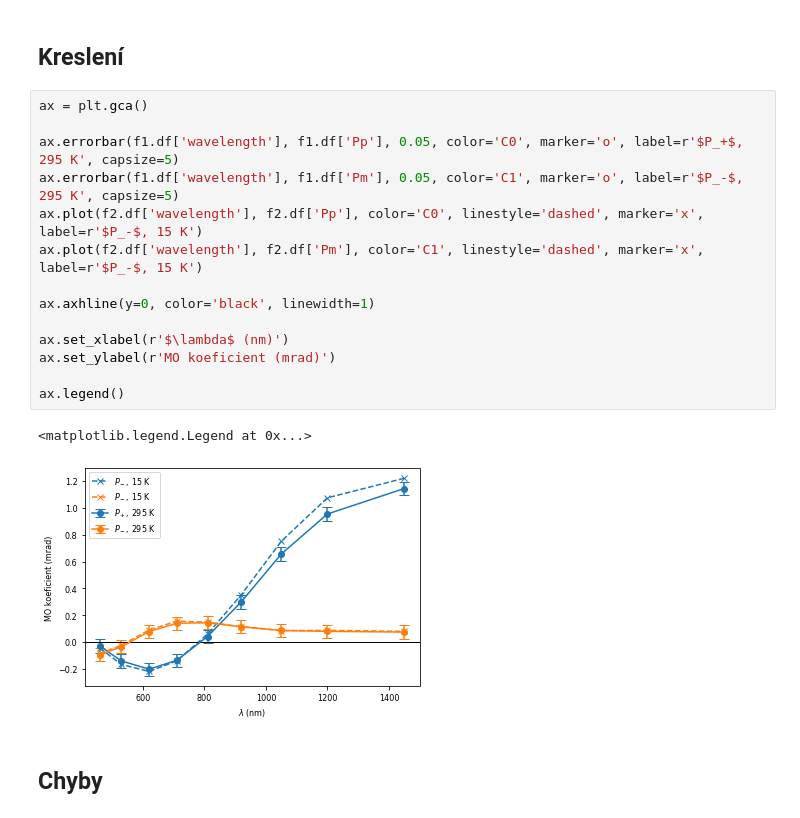
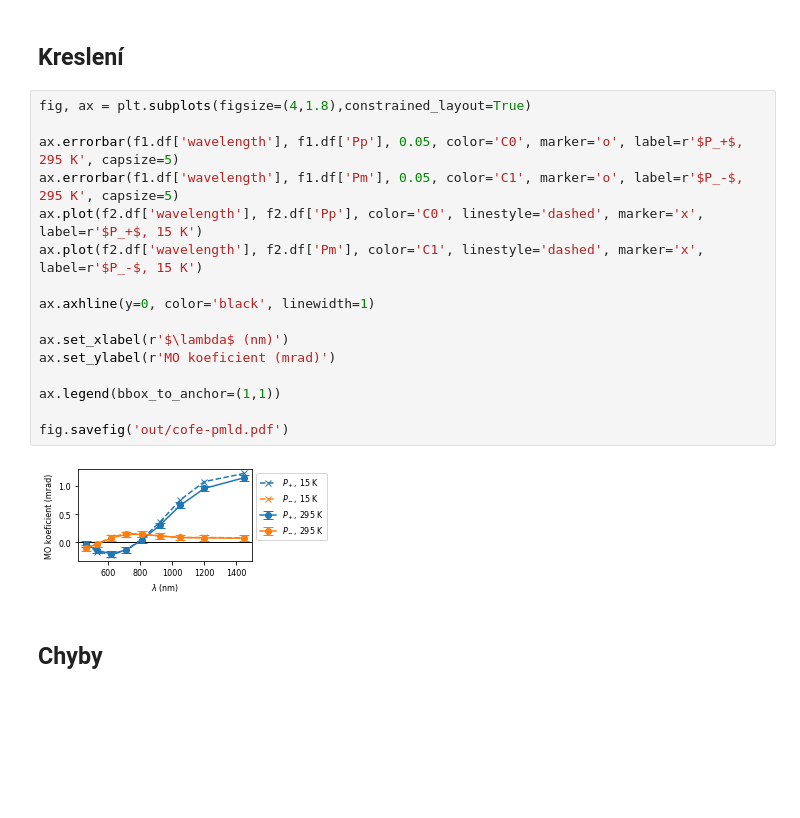
Before and after one commit to vladidobro/thesis, a Jupyter notebook: data/cofe-pmld.ipynb, the cells around one changed output. Drawn from its saved outputs; the diff is of its cells as text; blank space fills up the shorter version.

Commit message:
poznamky PN k dodatkum, obrazku pmld

```diff
--- a/data/cofe-pmld.ipynb
+++ b/data/cofe-pmld.ipynb
@@ -68,22 +68,23 @@ postprocessing
 # %% [markdown]
 ## Kreslení
 # %%
-ax = plt.gca()
+fig, ax = plt.subplots(figsize=(4,1.8),constrained_layout=True)
 
 ax.errorbar(f1.df['wavelength'], f1.df['Pp'], 0.05, color='C0', marker='o', label=r'$P_+$, 295 K', capsize=5)
 ax.errorbar(f1.df['wavelength'], f1.df['Pm'], 0.05, color='C1', marker='o', label=r'$P_-$, 295 K', capsize=5)
-ax.plot(f2.df['wavelength'], f2.df['Pp'], color='C0', linestyle='dashed', marker='x', label=r'$P_-$, 15 K')
+ax.plot(f2.df['wavelength'], f2.df['Pp'], color='C0', linestyle='dashed', marker='x', label=r'$P_+$, 15 K')
 ax.plot(f2.df['wavelength'], f2.df['Pm'], color='C1', linestyle='dashed', marker='x', label=r'$P_-$, 15 K')
 
 ax.axhline(y=0, color='black', linewidth=1)
 
 ax.set_xlabel(r'$\lambda$ (nm)')
 ax.set_ylabel(r'MO koeficient (mrad)')
 
-ax.legend()
+ax.legend(bbox_to_anchor=(1,1))
+
+fig.savefig('out/cofe-pmld.pdf')
 # %% [output]
-<matplotlib.legend.Legend at 0x...>
-[figure, old version]
+[figure, new version]
 # %% [markdown]
 ## Chyby
 # %%
```
Also changed, not shown: 7 other files.
